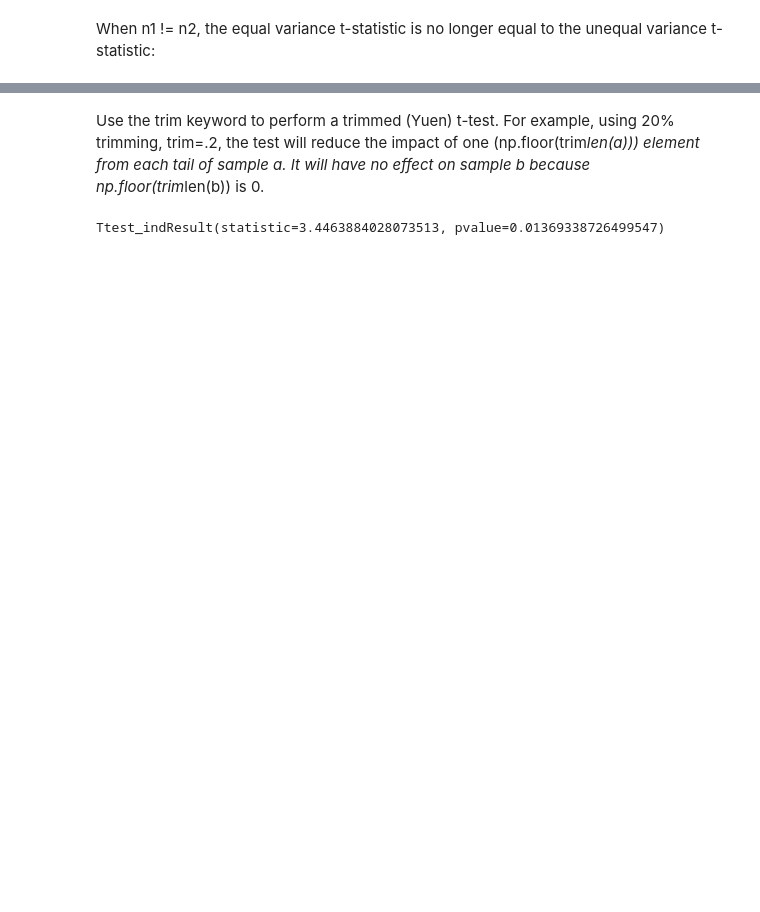
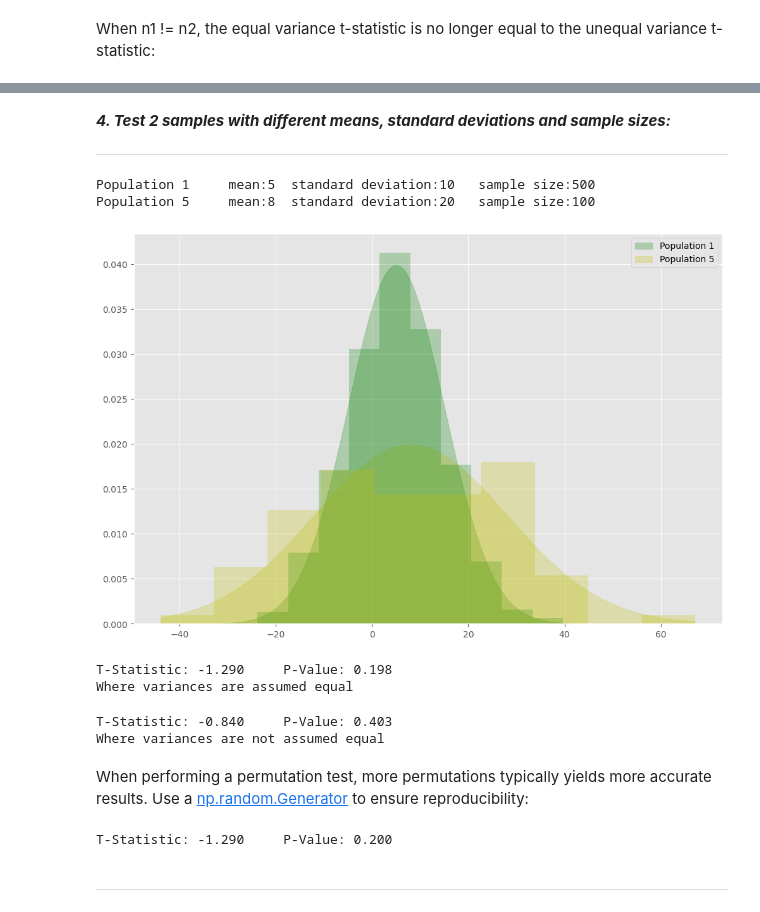
Before and after one commit to ShaneOG2/machstat-assessment, a Jupyter notebook: Practicals/Regular Tasks/Topic 1 - Statistics.ipynb, the cells around one changed output, grey strips where cells are left out. Cells and saved outputs as stored; diff of their text form; code cells hidden in the pictures; blank space fills up the shorter version.

```diff
--- a/Practicals/Regular Tasks/Topic 1 - Statistics.ipynb
+++ b/Practicals/Regular Tasks/Topic 1 - Statistics.ipynb
@@ -551,6 +551,42 @@ b = (1.1, 2.9, 4.2)
-# %% [markdown]
-Use the trim keyword to perform a trimmed (Yuen) t-test. For example, using 20% trimming, trim=.2, the test will reduce the impact of one (np.floor(trim*len(a))) element from each tail of sample a. It will have no effect on sample b because np.floor(trim*len(b)) is 0.
-# %%
-stats.ttest_ind(a, b, trim=.2)
-# %% [output]
-Ttest_indResult(statistic=3.4463884028073513, pvalue=0.01369338726499547)
+# %% [markdown]
+***4. Test 2 samples with different means, standard deviations and sample sizes:***
+***
+# %%
+print(f'{pop1["pop"]}\t mean:{pop1["m"]}\t standard deviation:{pop1["s"]}\t sample size:{pop1["n"]}')
+print(f'{pop5["pop"]}\t mean:{pop5["m"]}\t standard deviation:{pop5["s"]}\t sample size:{pop5["n"]}')
+# %% [output]
+Population 1     mean:5  standard deviation:10   sample size:500
+Population 5     mean:8  standard deviation:20   sample size:100
+# %%
+# Creates an arrays of rvs from pop3
+rvs5 = randomVariables(pop5)
+# %%
+plotPop(pop1, rvs1, pop5, rvs5)
+# %% [output]
+[figure, added]
+# %%
+# Runs scipy stats individual samples t-test where variances are assumed equal
+t_13, p_13 = stats.ttest_ind(rvs1, rvs5)
+print(f"T-Statistic: {t_13:.3f}\tP-Value: {p_13:.3f}")
+print("Where variances are assumed equal")
+# %% [output]
+T-Statistic: -1.290     P-Value: 0.198
+Where variances are assumed equal
+# %%
+# Runs scipy stats individual samples t-test where variances are not assumed equal
+t_13vf, p_13vf = stats.ttest_ind(rvs1, rvs5, equal_var=False)
+print(f"T-Statistic: {t_13vf:.3f}\tP-Value: {p_13vf:.3f}")
+print("Where variances are not assumed equal")
+# %% [output]
+T-Statistic: -0.840     P-Value: 0.403
+Where variances are not assumed equal
+# %% [markdown]
+When performing a permutation test, more permutations typically yields more accurate results. Use a <a href="https://numpy.org/doc/stable/reference/random/generator.html" target="_blank">np.random.Generator</a> to ensure reproducibility:
+# %%
+# Runs scipy stats individual samples t-test with 10,000 permutations.
+t_13, p_13 = stats.ttest_ind(rvs1, rvs5, permutations=10000, random_state=rng)
+print(f"T-Statistic: {t_13:.3f}\tP-Value: {p_13:.3f}")
+# %% [output]
+T-Statistic: -1.290     P-Value: 0.200
+# %% [markdown]
+***
```
Also changed, not shown: parts of 57 cells of this notebook.
